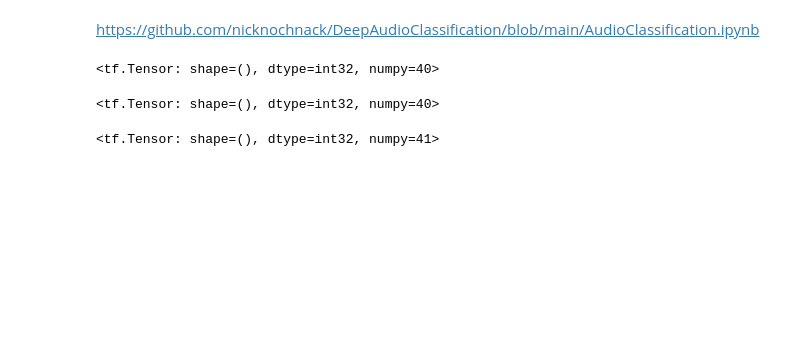
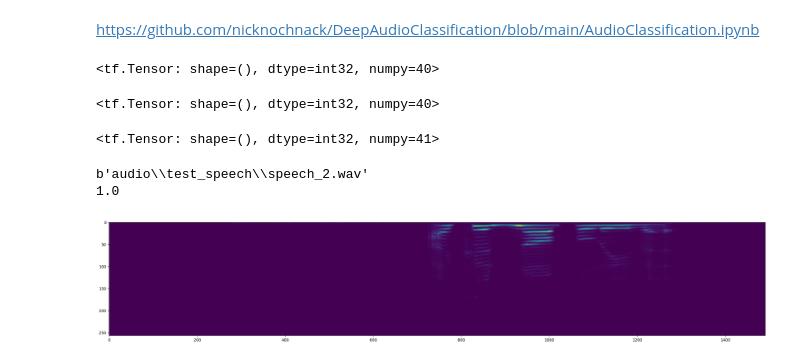
Before and after one commit to echa548/Speech-enhancement-through-a-CNN-driven-codebook-GAN, a Jupyter notebook: Model/Convert audio to spectrogram/CNN_training copy.ipynb, the cells around one changed output. Saved outputs shown, nothing was run; the diff lists cells and outputs as text; code cells hidden in the pictures; blank space fills up the shorter version.

```diff
--- a/Model/Convert audio to spectrogram/CNN_training copy.ipynb
+++ b/Model/Convert audio to spectrogram/CNN_training copy.ipynb
@@ -52,7 +52,9 @@ tf.math.reduce_max(lengths)
 <tf.Tensor: shape=(), dtype=int32, numpy=41>
 # %%
 def preprocess(file_path, label):
-    wav = file_path
+    file_contents = tf.io.read_file(file_path)
+    wav, sample_rate = tf.audio.decode_wav(file_contents, desired_channels=1)
+    wav = tf.squeeze(wav, axis=-1)
     wav = wav[:48000]
     zero_padding = tf.zeros([48000] - tf.shape(wav), dtype=tf.float32)
     wav = tf.concat([zero_padding, wav],0)
@@ -60,3 +62,18 @@ def preprocess(file_path, label):
     spectrogram = tf.abs(spectrogram)
     spectrogram = tf.expand_dims(spectrogram, axis=2)
     return spectrogram, label
+# %%
+filepath, label = positives.shuffle(buffer_size=10000).as_numpy_iterator().next()
+print(filepath)
+print(label)
+# %% [output]
+b'audio\\test_speech\\speech_2.wav'
+1.0
+# %%
+spectrogram, label = preprocess(filepath, label)
+# %%
+plt.figure(figsize=(30,20))
+plt.imshow(tf.transpose(spectrogram)[0])
+plt.show()
+# %% [output]
+[figure, added]
```
Also changed, not shown: parts of 3 cells of this notebook, 1 other file.
